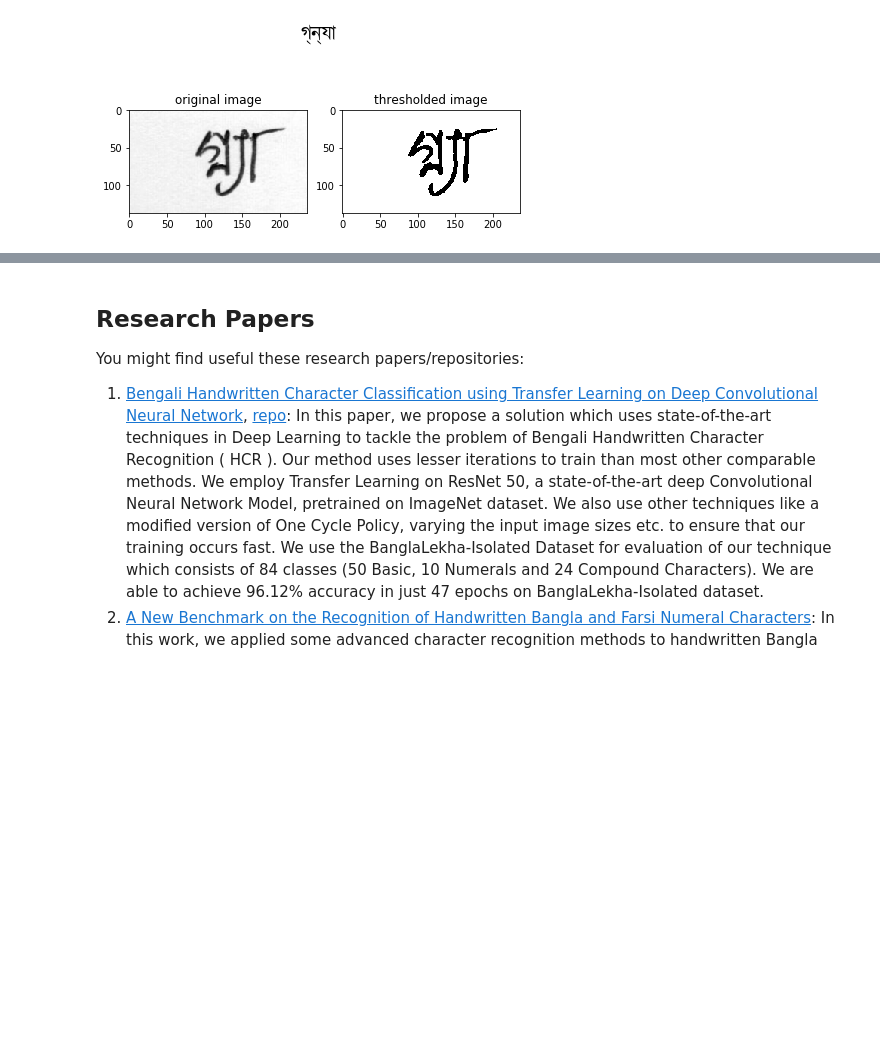
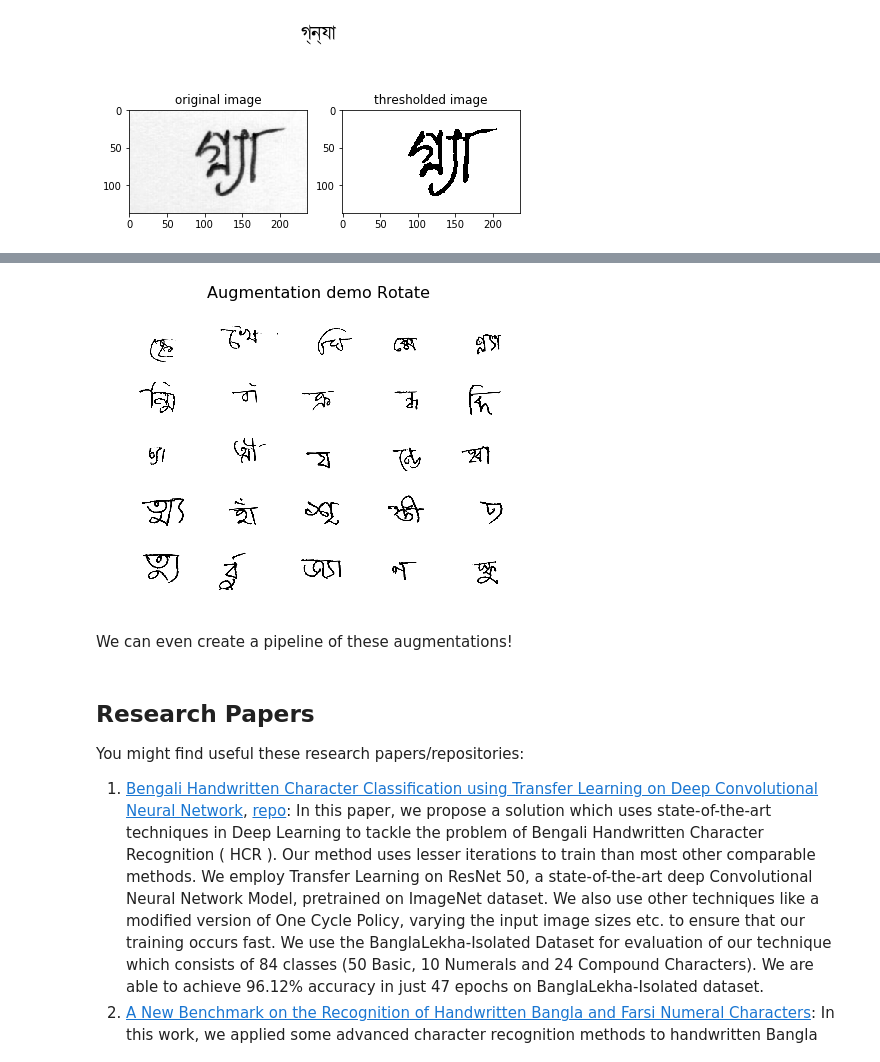
Before and after one commit to Lexie88rus/Bengali_AI_Competition, a Jupyter notebook: bengali-ai-eda.ipynb, the cells around one changed output, grey strips where cells are left out. Saved outputs shown, nothing was run; the diff lists cells and outputs as text; code cells hidden in the pictures; blank space fills up the shorter version.

```diff
--- a/bengali-ai-eda.ipynb
+++ b/bengali-ai-eda.ipynb
@@ -386,3 +442,13 @@ visualize_thresholded(train_df_1, 'Train_555', train_labels)
+# %%
+# Rotate the input by an angle selected randomly from the uniform distribution.
+aug = albu.Rotate(limit=5, p=1.0)
+
+# demonstrate the augmentation on sample images
+demonstrate_augmentation(aug, n_rows=5, n_cols=5, title='Rotate')
+# %% [output]
+[figure, added]
+# %% [markdown]
+We can even create a pipeline of these augmentations!
 # %% [markdown]
 ## Research Papers
 You might find useful these research papers/repositories:
```
Also changed, not shown: parts of 7 cells of this notebook.
